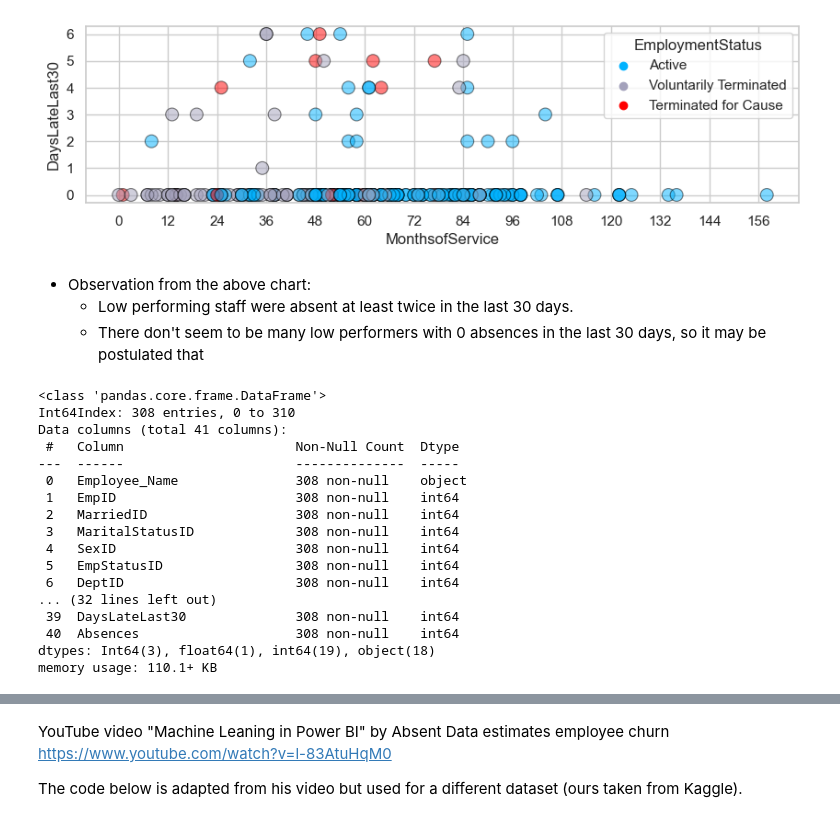
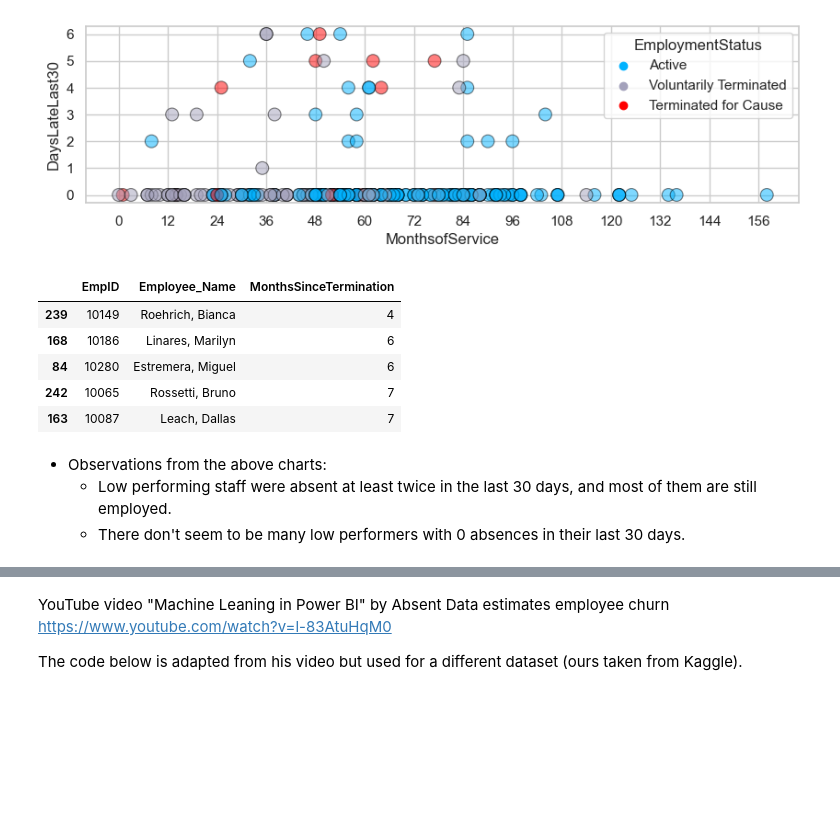
Before and after one commit to makuharistudio/data-visualisation-datasets, a Jupyter notebook: Human Resources/Human Resources.ipynb, the cells around one changed output, grey strips where cells are left out. Saved outputs shown, nothing was run; the diff lists cells and outputs as text; code cells hidden in the pictures; blank space fills up the shorter version.

```diff
--- a/Human Resources/Human Resources.ipynb
+++ b/Human Resources/Human Resources.ipynb
@@ -1074,27 +970,16 @@ scatter_performance.yaxis.set_major_locator(ticker.MultipleLocator(1))
 scatter_performance.yaxis.set_major_formatter(ticker.ScalarFormatter())
 # %% [output]
 [figure]
+# %%
+hr[['EmpID', 'Employee_Name', 'MonthsSinceTermination']].sort_values('MonthsSinceTermination', ascending=True).head(5)
+# %% [output]
+|  | EmpID | Employee_Name | MonthsSinceTermination |
+| 239 | 10149 | Roehrich, Bianca | 4 |
+| 168 | 10186 | Linares, Marilyn | 6 |
+| 84 | 10280 | Estremera, Miguel | 6 |
+| 242 | 10065 | Rossetti, Bruno | 7 |
+| 163 | 10087 | Leach, Dallas | 7 |
 # %% [markdown]
-- Observation from the above chart:
-  - Low performing staff were absent at least twice in the last 30 days.
-  - There don't seem to be many low performers with 0 absences in the last 30 days, so it may be  postulated that
+- Observations from the above charts:
+  - Low performing staff were absent at least twice in the last 30 days, and most of them are still employed.
+  - There don't seem to be many low performers with 0 absences in their last 30 days.
-# %%
-hr.info()
-# %% [output]
-<class 'pandas.core.frame.DataFrame'>
-Int64Index: 308 entries, 0 to 310
-Data columns (total 41 columns):
- #   Column                      Non-Null Count  Dtype
----  ------                      --------------  -----
- 0   Employee_Name               308 non-null    object
- 1   EmpID                       308 non-null    int64
- 2   MarriedID                   308 non-null    int64
- 3   MaritalStatusID             308 non-null    int64
- 4   SexID                       308 non-null    int64
- 5   EmpStatusID                 308 non-null    int64
- 6   DeptID                      308 non-null    int64
-... (32 lines left out)
- 39  DaysLateLast30              308 non-null    int64
- 40  Absences                    308 non-null    int64
-dtypes: Int64(3), float64(1), int64(19), object(18)
-memory usage: 110.1+ KB
```
Also changed, not shown: parts of 15 cells of this notebook.
